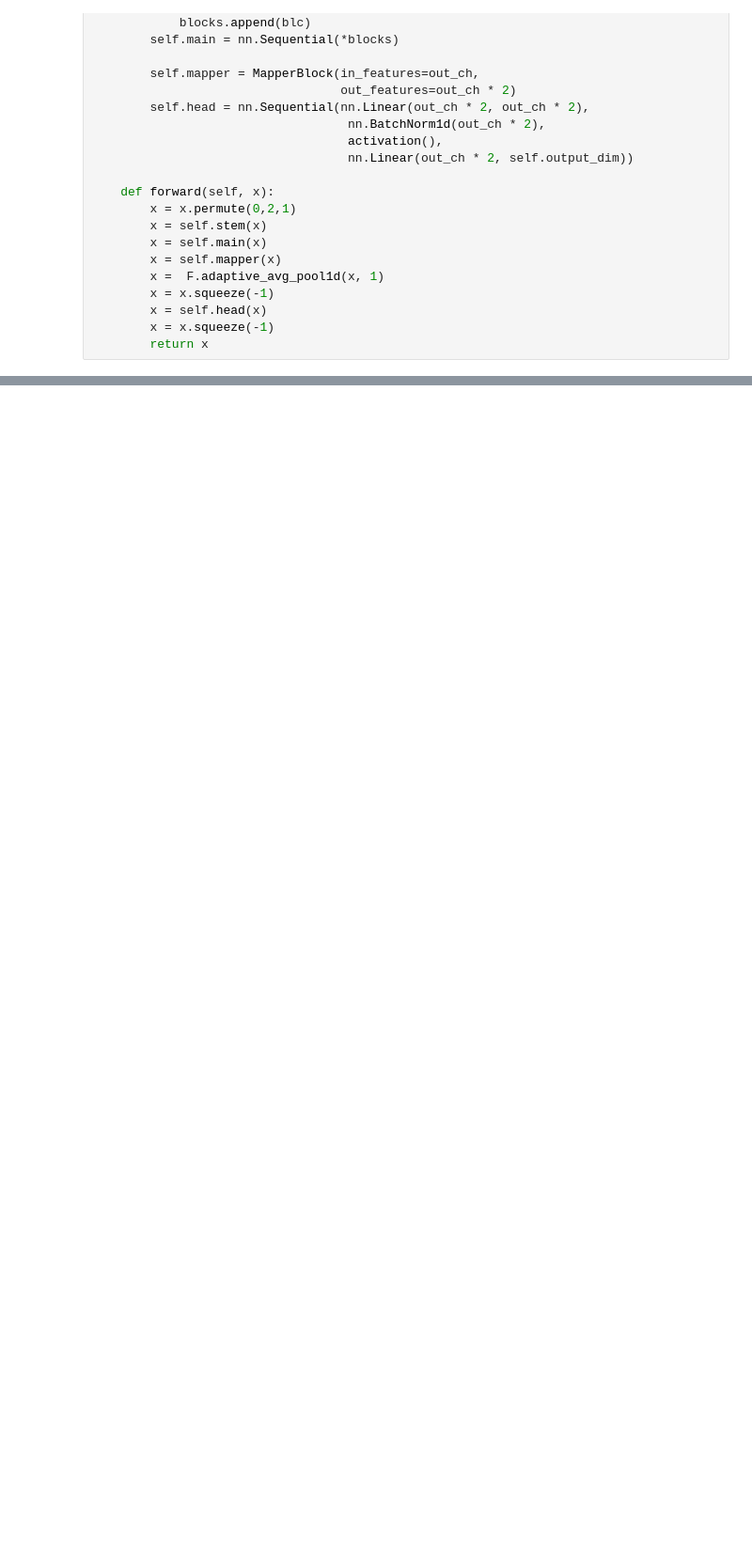
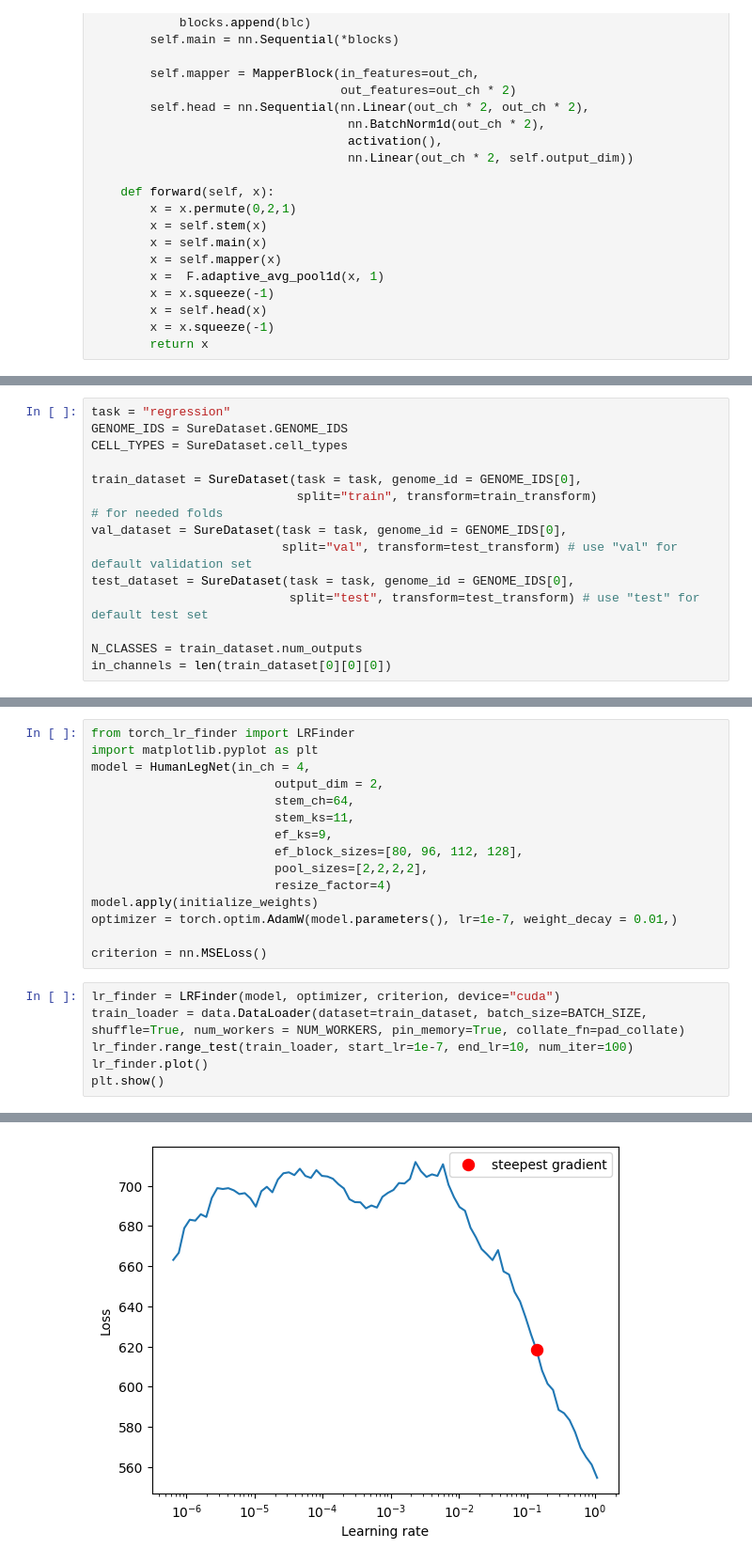
Before and after one commit to autosome-imtf/MPRA-MNIST, a Jupyter notebook: examples/SureDataset_example.ipynb, the cells around one changed output, grey strips where cells are left out. Shown at 94% size. Cells and saved outputs as stored; diff of their text form; blank space fills up the shorter version.

```diff
--- a/examples/SureDataset_example.ipynb
+++ b/examples/SureDataset_example.ipynb
@@ -2261,0 +667,14 @@ Testing: |
+# %%
+task = "regression"
+GENOME_IDS = SureDataset.GENOME_IDS
+CELL_TYPES = SureDataset.cell_types
+
+train_dataset = SureDataset(task = task, genome_id = GENOME_IDS[0],
+                            split="train", transform=train_transform)                                                               # for needed folds
+val_dataset = SureDataset(task = task, genome_id = GENOME_IDS[0],
+                          split="val", transform=test_transform) # use "val" for default validation set
+test_dataset = SureDataset(task = task, genome_id = GENOME_IDS[0],
+                           split="test", transform=test_transform) # use "test" for default test set
+
+N_CLASSES = train_dataset.num_outputs
+in_channels = len(train_dataset[0][0][0])
@@ -2261,0 +827,22 @@ Testing: |
+# %%
+from torch_lr_finder import LRFinder
+import matplotlib.pyplot as plt
+model = HumanLegNet(in_ch = 4,
+                         output_dim = 2,
+                         stem_ch=64,
+                         stem_ks=11,
+                         ef_ks=9,
+                         ef_block_sizes=[80, 96, 112, 128],
+                         pool_sizes=[2,2,2,2],
+                         resize_factor=4)
+model.apply(initialize_weights)
+optimizer = torch.optim.AdamW(model.parameters(), lr=1e-7, weight_decay = 0.01,)
+
+criterion = nn.MSELoss()
+# %%
+lr_finder = LRFinder(model, optimizer, criterion, device="cuda")
+train_loader = data.DataLoader(dataset=train_dataset, batch_size=BATCH_SIZE, shuffle=True, num_workers = NUM_WORKERS, pin_memory=True, collate_fn=pad_collate)
+lr_finder.range_test(train_loader, start_lr=1e-7, end_lr=10, num_iter=100)
+lr_finder.plot()
+plt.show()
+# %% [output]
@@ -2261,0 +853 @@ Testing: |
+[figure, added]
```
Also changed, not shown: parts of 44 cells of this notebook, 26 other files.
